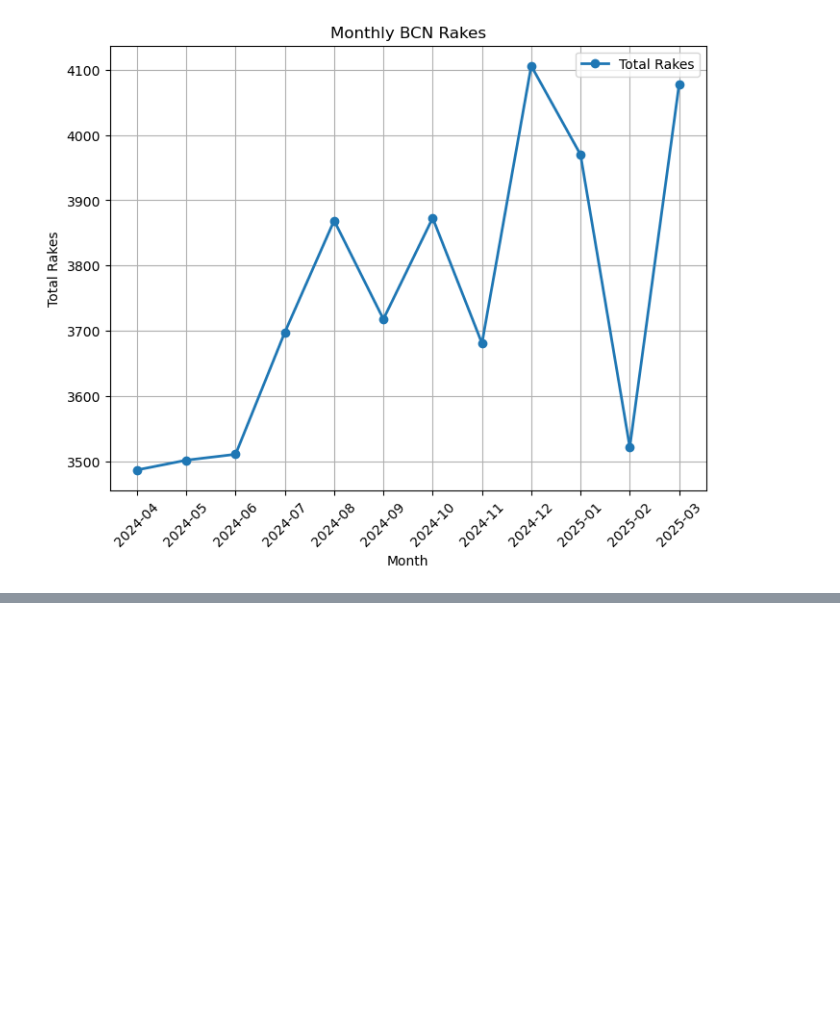
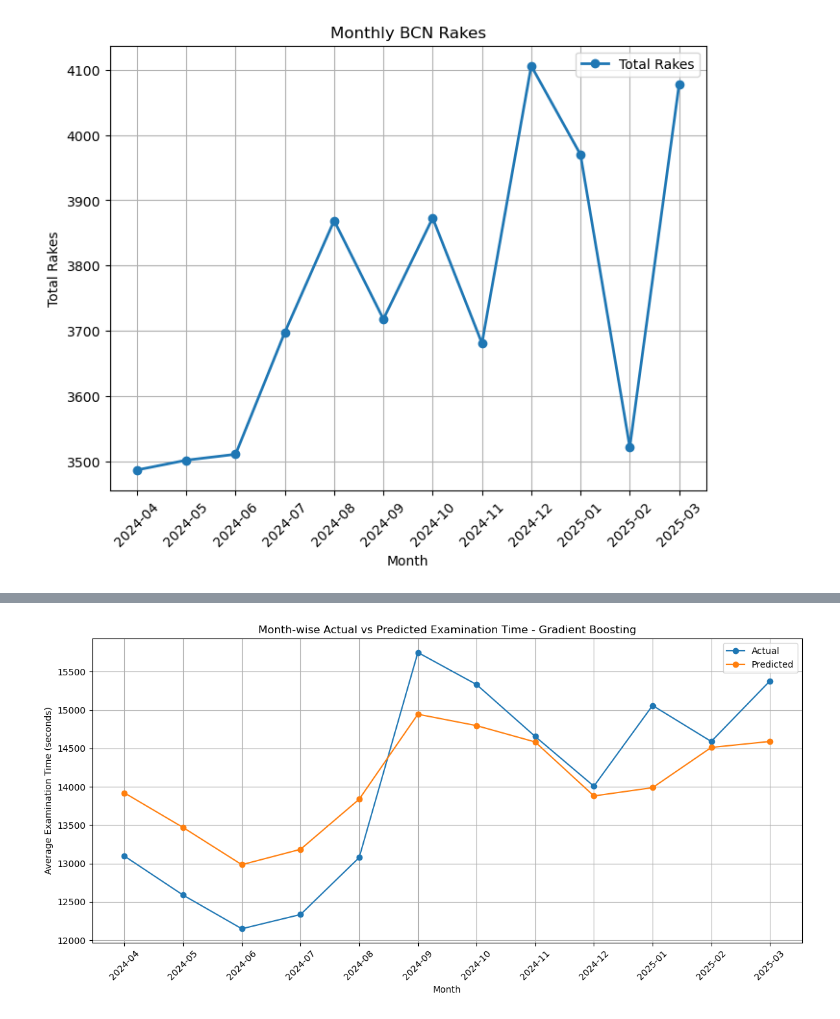
Before and after one commit to hk7131/hk7131, a Jupyter notebook: CRIS.IPYNB, the cells around one changed output, grey strips where cells are left out. Saved outputs shown, nothing was run; the diff lists cells and outputs as text; code cells hidden in the pictures; blank space fills up the shorter version.

```diff
--- a/CRIS.IPYNB
+++ b/CRIS.IPYNB
@@ -296,0 +350,12 @@ plt.show()
+# %%
+X=pd.get_dummies(X,columns=['EXAMSTTN','SNAME','ZONE','MONTH'],drop_first=True)
+# %%
+y = pd.to_timedelta(y + ':00').dt.total_seconds()
+# %%
+from sklearn.model_selection import train_test_split
+X_train, X_test, y_train, y_test = train_test_split(
+    X, y, test_size=0.33, random_state=42)
+# %%
+from sklearn.linear_model import LinearRegression
+model_linear=LinearRegression()
+model_linear.fit(X_train,y_train)
@@ -296,0 +455,42 @@ plt.show()
+# %%
+# Gradient Boosting predictions
+y_pred_gb = model_gb.predict(X_test)
+
+# Create result
+result = pd.DataFrame({
+    'Actual': y_test.values,
+    'Predicted': y_pred_gb,
+    'MONTH': df_bcn.loc[y_test.index, 'MONTH'].astype(str).values
+})
+
+# Monthly average
+monthly = result.groupby('MONTH')[['Actual', 'Predicted']].mean()
+
+# Plot
+plt.figure(figsize=(12, 6))
+
+plt.plot(
+    monthly.index,
+    monthly['Actual'],
+    marker='o',
+    label='Actual'
+)
+
+plt.plot(
+    monthly.index,
+    monthly['Predicted'],
+    marker='o',
+    label='Predicted'
+)
+
+plt.xlabel('Month')
+plt.ylabel('Average Examination Time (seconds)')
+plt.title('Month-wise Actual vs Predicted Examination Time - Gradient Boosting')
+plt.legend()
+plt.grid(True)
+
+plt.xticks(rotation=45)
+plt.tight_layout()
+plt.show()
+# %% [output]
+[figure, added]
```
Also changed, not shown: parts of 15 cells of this notebook.
